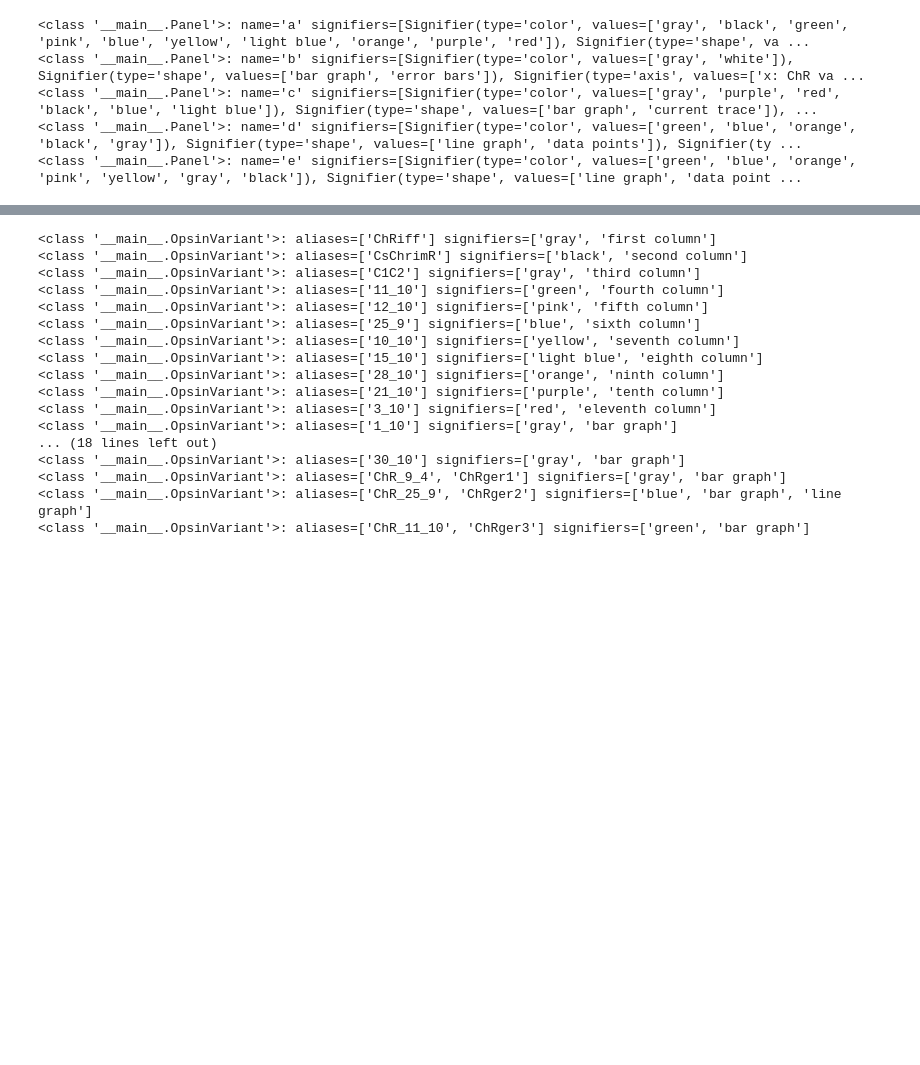
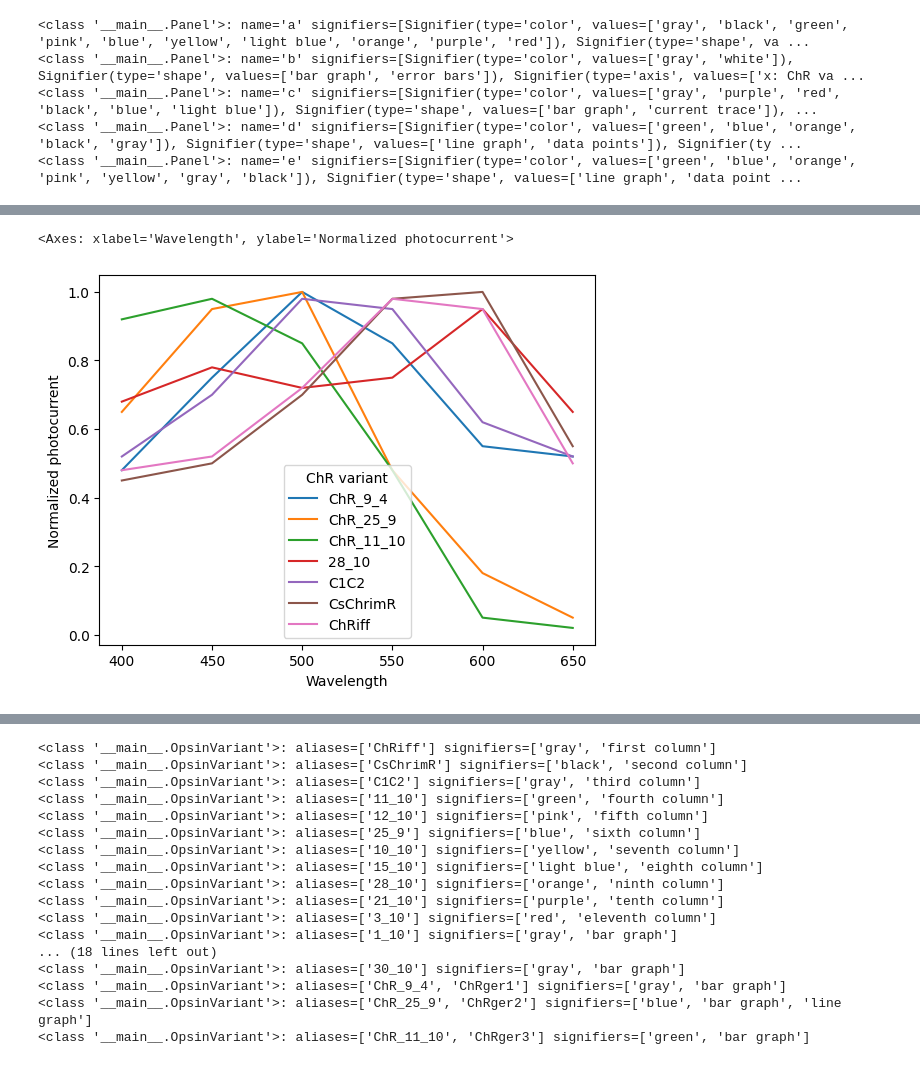
Before and after one commit to shababo/plotreader, a Jupyter notebook: sandbox/direct_anthropic_calls.ipynb, the cells around one changed output, grey strips where cells are left out. Drawn from its saved outputs; the diff is of its cells as text; code cells hidden in the pictures; blank space fills up the shorter version.

Commit message:
use structured outputs to build dataframe from panel and replot - not perfect but not bad

```diff
--- a/sandbox/direct_anthropic_calls.ipynb
+++ b/sandbox/direct_anthropic_calls.ipynb
@@ -408,0 +577,29 @@ for panel in figure.panels:
+# %%
+class DependantVariable(BaseModel):
+    name: str
+    statistics: list[str] = Field(default_factory=list)
+    unit: str = Field(default = "None")
+# %%
+output_parser = PydanticOutputParser(output_cls=DependantVariable)
+
+
+dep_vars = []
+for dv in figure.panels[panel_ind].plots[plot_ind].experiments[experiment_ind].dependant_variables:
+    message_txt_no_options = """In Panel {panel_name}, plot number {plot_ind}, what statistics used to quantify the deependant variable {dep_var_name}?
+    If the variable is not quantitative (like an image), only set the name field of DependantVariable.
+    Return your answer as structured data.
+    """.format(
+        panel_name = figure.panels[panel_ind].name,
+        plot_ind=plot_ind+1,
+        dep_var_name = dv
+    )
+
+    prompt = message_txt_no_options
+    prompt = PromptTemplate(prompt, output_parser=output_parser)
+
+    print(prompt.format(llm=plotreader._MM_LLM))
+    response = anthropic_agent.message(prompt = prompt.format(llm=plotreader._MM_LLM), images = [image])
+
+    dep_var = output_parser.parse(response.content[0].text)
+    print(dep_var)
+    dep_vars.append(dep_var)
@@ -408,0 +619,4 @@ for panel in figure.panels:
+# %%
+print("Panel b, Independant Vars:")
+for iv in ind_vars:
+    print(iv)
@@ -408,0 +690,12 @@ for panel in figure.panels:
+# %%
+import seaborn as sns
+
+sns.lineplot(
+    data = panel_df,
+    x = 'Wavelength',
+    y = 'Normalized photocurrent',
+    hue = 'ChR variant'
+)
+# %% [output]
+<Axes: xlabel='Wavelength', ylabel='Normalized photocurrent'>
+[figure, added]
```
Also changed, not shown: parts of 18 cells of this notebook, 1 other file.
